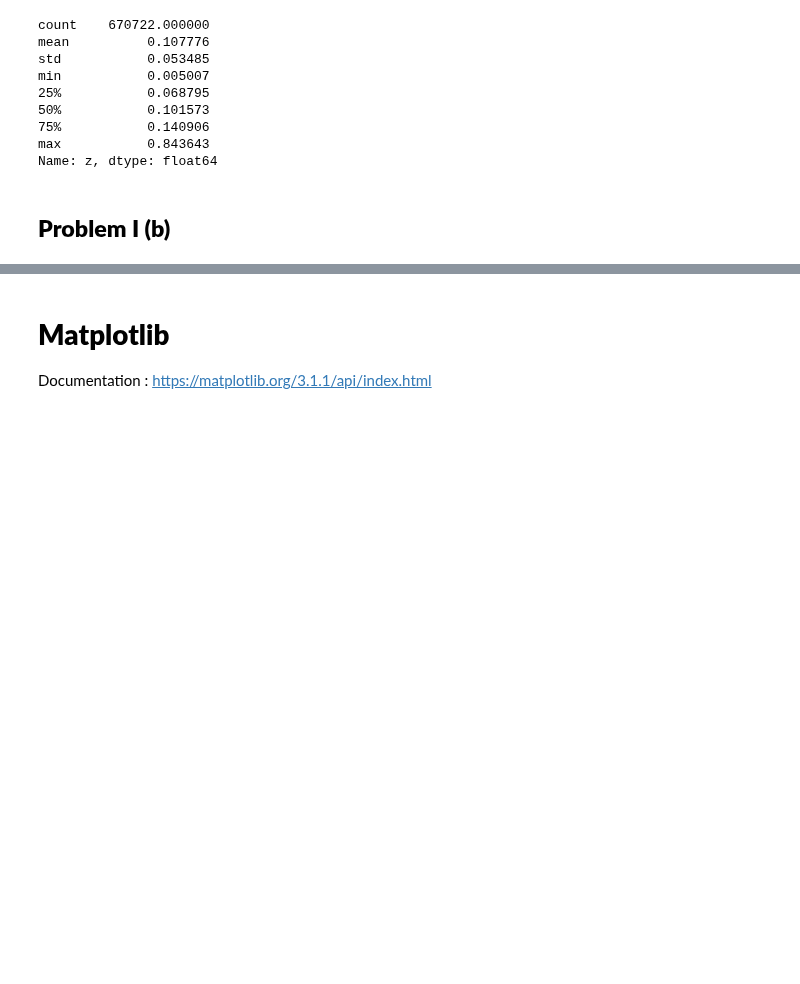
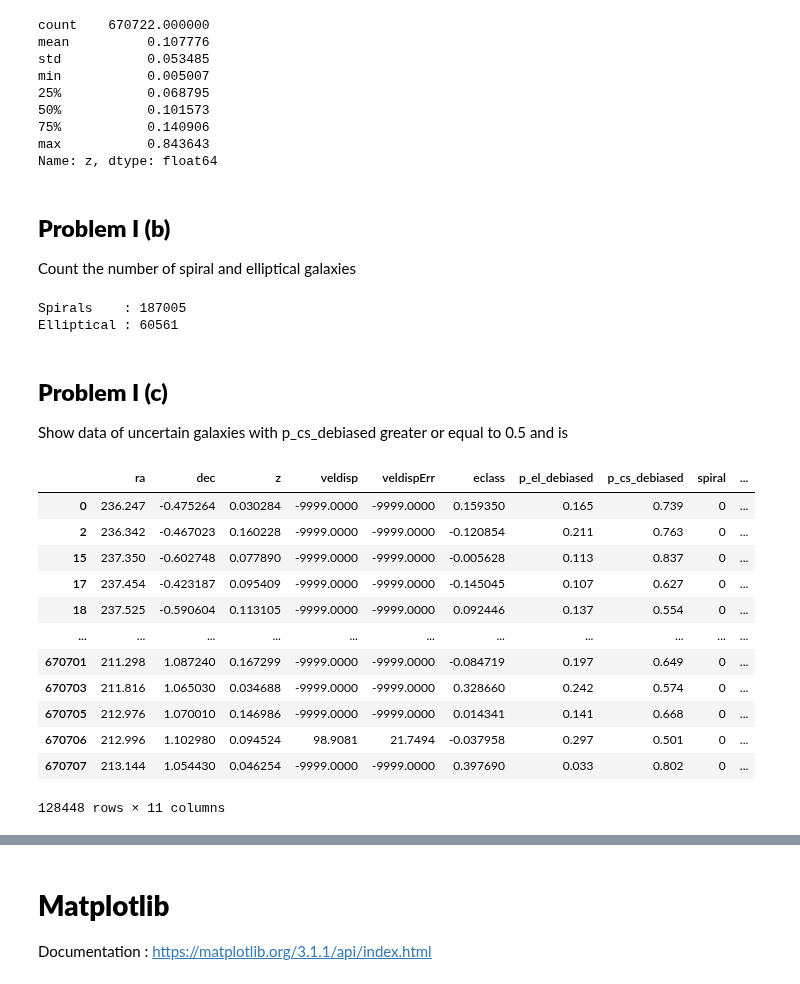
Before and after one commit to Jack3690/DDA, a Jupyter notebook: Week_1/Introduction_to_Python.ipynb, the cells around one changed output, grey strips where cells are left out. Saved outputs shown, nothing was run; the diff lists cells and outputs as text; code cells hidden in the pictures; blank space fills up the shorter version.

```diff
--- a/Week_1/Introduction_to_Python.ipynb
+++ b/Week_1/Introduction_to_Python.ipynb
@@ -175,3 +184,30 @@ max           0.843643
 Name: z, dtype: float64
 # %% [markdown]
 ## **Problem I (b)**
+
+Count the number of spiral and elliptical galaxies
+# %%
+print(f"Spirals    : {len(df[df['spiral']==1])}\nElliptical : {len(df[df['elliptical']==1])}")
+# %% [output]
+Spirals    : 187005
+Elliptical : 60561
+# %% [markdown]
+## **Problem I (c)**
+
+Show data of uncertain galaxies with p_cs_debiased greater or equal to 0.5 and is
+# %%
+df[(df['p_cs_debiased']>=0.5) & (df['uncertain'] ==1)]
+# %% [output]
+|  | ra | dec | z | veldisp | veldispErr | eclass | p_el_debiased | p_cs_debiased | spiral | ... |
+| 0 | 236.247 | -0.475264 | 0.030284 | -9999.0000 | -9999.0000 | 0.159350 | 0.165 | 0.739 | 0 | ... |
+| 2 | 236.342 | -0.467023 | 0.160228 | -9999.0000 | -9999.0000 | -0.120854 | 0.211 | 0.763 | 0 | ... |
+| 15 | 237.350 | -0.602748 | 0.077890 | -9999.0000 | -9999.0000 | -0.005628 | 0.113 | 0.837 | 0 | ... |
+| 17 | 237.454 | -0.423187 | 0.095409 | -9999.0000 | -9999.0000 | -0.145045 | 0.107 | 0.627 | 0 | ... |
+| 18 | 237.525 | -0.590604 | 0.113105 | -9999.0000 | -9999.0000 | 0.092446 | 0.137 | 0.554 | 0 | ... |
+| ... | ... | ... | ... | ... | ... | ... | ... | ... | ... | ... |
+| 670701 | 211.298 | 1.087240 | 0.167299 | -9999.0000 | -9999.0000 | -0.084719 | 0.197 | 0.649 | 0 | ... |
+| 670703 | 211.816 | 1.065030 | 0.034688 | -9999.0000 | -9999.0000 | 0.328660 | 0.242 | 0.574 | 0 | ... |
+| 670705 | 212.976 | 1.070010 | 0.146986 | -9999.0000 | -9999.0000 | 0.014341 | 0.141 | 0.668 | 0 | ... |
+| 670706 | 212.996 | 1.102980 | 0.094524 | 98.9081 | 21.7494 | -0.037958 | 0.297 | 0.501 | 0 | ... |
+| 670707 | 213.144 | 1.054430 | 0.046254 | -9999.0000 | -9999.0000 | 0.397690 | 0.033 | 0.802 | 0 | ... |
+128448 rows × 11 columns
```
Also changed, not shown: parts of 15 cells of this notebook.
